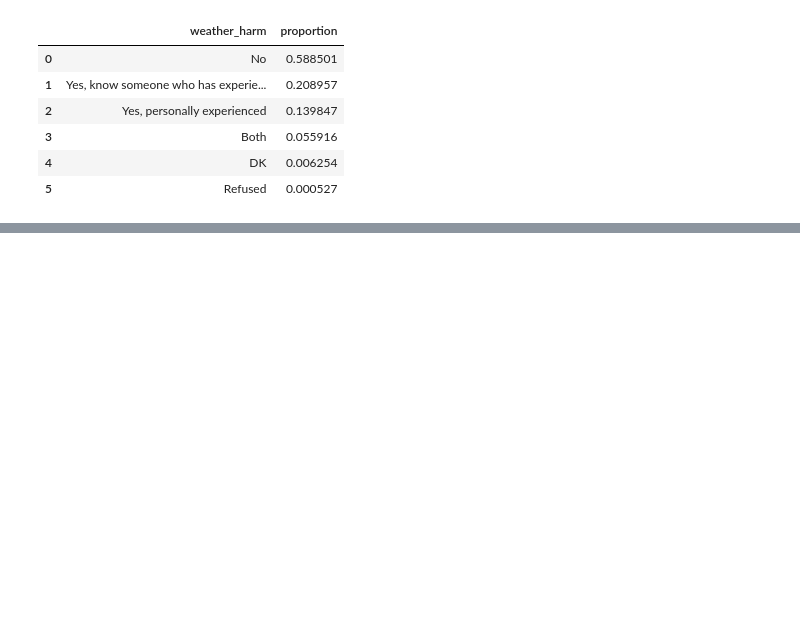
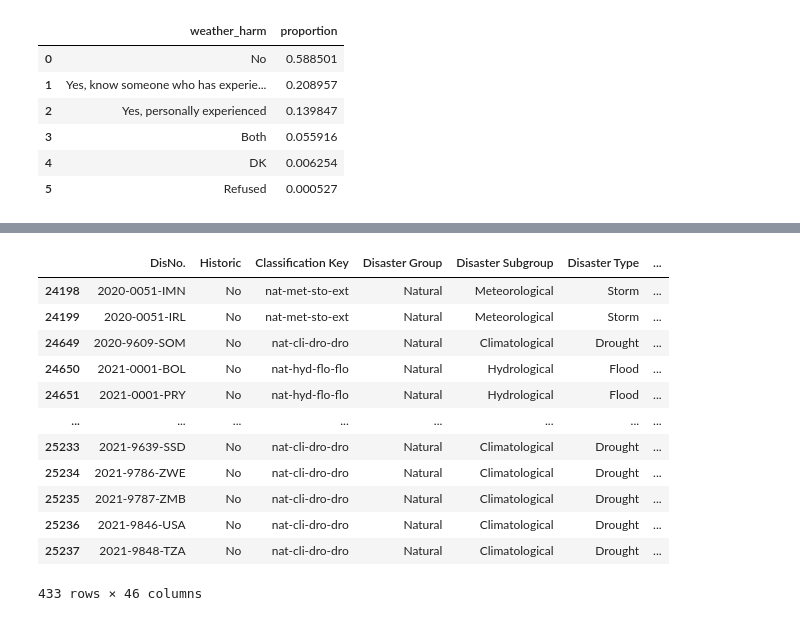
Before and after one commit to eemchadwick/natural_disasters, a Jupyter notebook: notebooks/natural disasters.ipynb, the cells around one changed output, grey strips where cells are left out. Saved outputs shown, nothing was run; the diff lists cells and outputs as text; code cells hidden in the pictures; blank space fills up the shorter version.

```diff
--- a/notebooks/natural disasters.ipynb
+++ b/notebooks/natural disasters.ipynb
@@ -2556,0 +2414,18 @@ five_years_disasters[five_years_disasters['Country'].isin(['Philippines', 'Nepal
+# %%
+#filtering by 5 years pre-survey, 2016 through May 2021 (survey started June 2021)
+
+five_years[five_years['Start Year']==2021]
+# %% [output]
+|  | DisNo. | Historic | Classification Key | Disaster Group | Disaster Subgroup | Disaster Type | ... |
+| 24198 | 2020-0051-IMN | No | nat-met-sto-ext | Natural | Meteorological | Storm | ... |
+| 24199 | 2020-0051-IRL | No | nat-met-sto-ext | Natural | Meteorological | Storm | ... |
+| 24649 | 2020-9609-SOM | No | nat-cli-dro-dro | Natural | Climatological | Drought | ... |
+| 24650 | 2021-0001-BOL | No | nat-hyd-flo-flo | Natural | Hydrological | Flood | ... |
+| 24651 | 2021-0001-PRY | No | nat-hyd-flo-flo | Natural | Hydrological | Flood | ... |
+| ... | ... | ... | ... | ... | ... | ... | ... |
+| 25233 | 2021-9639-SSD | No | nat-cli-dro-dro | Natural | Climatological | Drought | ... |
+| 25234 | 2021-9786-ZWE | No | nat-cli-dro-dro | Natural | Climatological | Drought | ... |
+| 25235 | 2021-9787-ZMB | No | nat-cli-dro-dro | Natural | Climatological | Drought | ... |
+| 25236 | 2021-9846-USA | No | nat-cli-dro-dro | Natural | Climatological | Drought | ... |
+| 25237 | 2021-9848-TZA | No | nat-cli-dro-dro | Natural | Climatological | Drought | ... |
+433 rows × 46 columns
```
Also changed, not shown: parts of 69 cells of this notebook.
